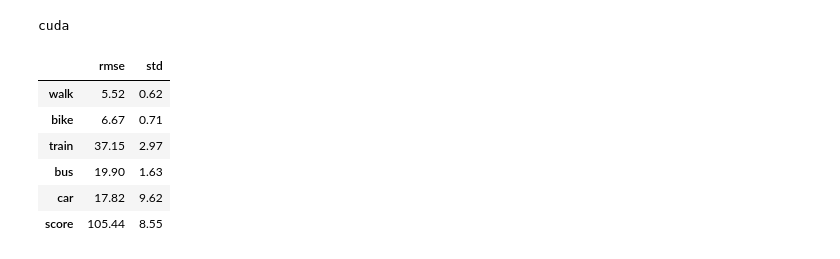
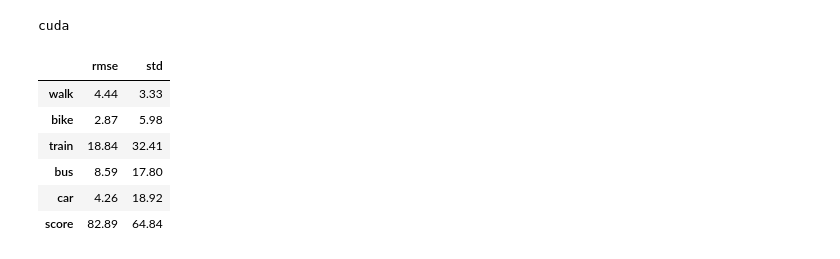
Before and after one commit to rik1599/playngo_challenge_generator, a Jupyter notebook: notebooks/MLP.ipynb, the cells around one changed output. Drawn from its saved outputs; the diff is of its cells as text; code cells hidden in the pictures.

```diff
--- a/notebooks/MLP.ipynb
+++ b/notebooks/MLP.ipynb
@@ -186,59 +186,58 @@ class PerformancePredictorMLP(nn.Module):
         return y
 # %% [output]
 cuda
+# %%
+from sklearn.model_selection import TimeSeriesSplit
+from sklearn.metrics import root_mean_squared_error
+
+def cross_validate(x: pd.Series, predict):
+    dataframe = x['scores']
+    tscv = TimeSeriesSplit(n_splits=5, test_size=1)
+
+    preds = []
+    ground_truths = []
+    for train_index, test_index in tscv.split(dataframe):
+        assert len(test_index) == 1
+        X = dataframe[train_index]
+        y_true = dataframe[test_index].reshape(-1)
+        y_hat = predict(X)
+        preds.append(y_hat)
+        ground_truths.append(y_true)
+
+    return root_mean_squared_error(np.array(ground_truths), np.array(preds), multioutput='raw_values')
 # %%
 from sklearn.preprocessing import StandardScaler as scaler
-from sklearn.model_selection import TimeSeriesSplit
-from sklearn.metrics import root_mean_squared_error
+
 from tqdm import tqdm
 tqdm.pandas()
 
-def cross_validate(x: pd.Series):
-    dataframe = x['scores']
-    tscv = TimeSeriesSplit(n_splits=5, test_size=1)
-    folds = {}
-    i=0
-    for train_index, test_index in tscv.split(dataframe):
-        assert len(test_index) == 1
-        X = dataframe[train_index]
+def predict(X):
+    model = PerformancePredictorMLP(
+        input_size=6,
+        input_length=len(X) - 1,
+        hidden_size=80,
+        output_size=6,
+        layers=4,
+        dropout=0.5
+    )
+    model = model.fit(X, epochs=100, lr=1e-3, scaler=scaler())
+    return model.predict()
 
-        model = PerformancePredictorMLP(
-            input_size=6,
-            input_length=len(train_index) - 1,
-            hidden_size=80,
-            output_size=6,
-            layers=4,
-            dropout=0.5
-        )
-
-        model = model.fit(X, epochs=100, lr=1e-3, scaler=scaler())
-        y_pred = model.predict()
-        y = dataframe[test_index].reshape(-1)
-
-        folds[f"fold_{i}"] = np.array([y, y_pred])
-        i += 1
-
-    return pd.Series(folds)
-
-Y_hat: pd.DataFrame = flattened_df.progress_apply(cross_validate, axis=1)
-
-rmse = []
-for i in Y_hat.columns[-5:]:
-    values = np.array(Y_hat[i].values.tolist())
-    rmse.append(root_mean_squared_error(values[:, 0, :], values[:, 1, :], multioutput='raw_values'))
+Y_hat: pd.DataFrame = flattened_df.progress_apply(cross_validate, axis=1, predict=predict)
+Y_hat = np.array(Y_hat.values.tolist())
 
 pd.DataFrame({
-    'rmse': np.array(rmse).mean(axis=0),
-    'std': np.array(rmse).std(axis=0),
+    'rmse': Y_hat.mean(axis=0),
+    'std': Y_hat.std(axis=0),
 }, index=['walk', 'bike', 'train', 'bus', 'car', 'score']).map('{:.2f}'.format)
 # %% [output]
 |  | rmse | std |
-| walk | 5.52 | 0.62 |
-| bike | 6.67 | 0.71 |
-| train | 37.15 | 2.97 |
-| bus | 19.90 | 1.63 |
-| car | 17.82 | 9.62 |
-| score | 105.44 | 8.55 |
+| walk | 4.44 | 3.33 |
+| bike | 2.87 | 5.98 |
+| train | 18.84 | 32.41 |
+| bus | 8.59 | 17.80 |
+| car | 4.26 | 18.92 |
+| score | 82.89 | 64.84 |
 # %%
 # Current predictor: moving average of the last 4 weeks
 
```
Also changed, not shown: parts of 2 cells of this notebook, 2 other files.
